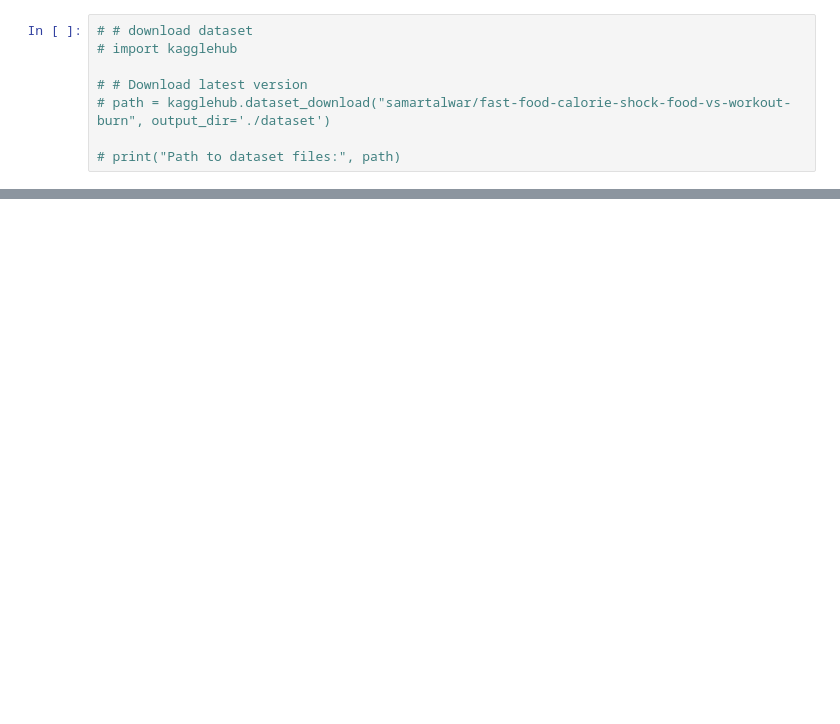
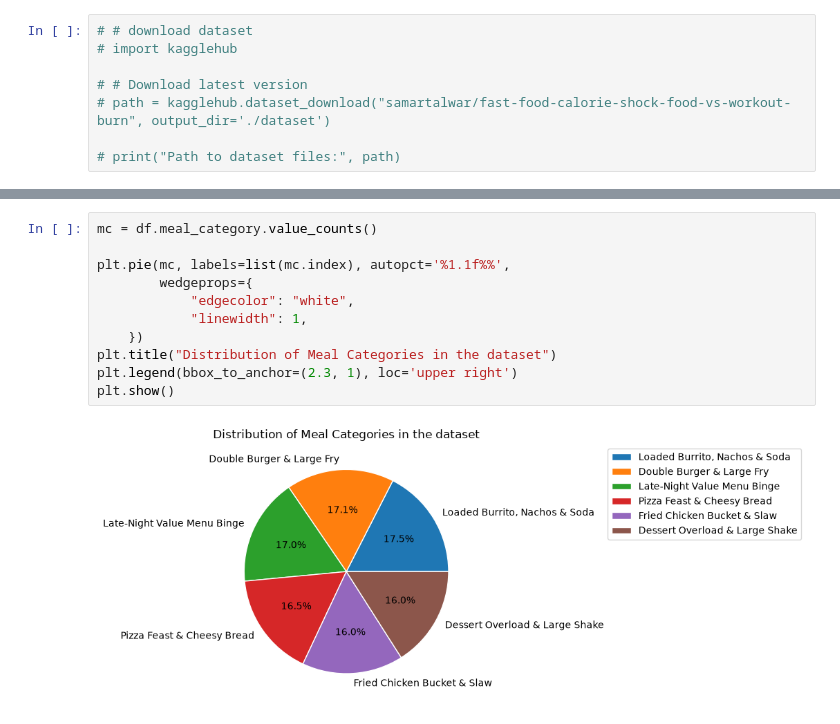
Before and after one commit to HKSinha510/VK-Internship, a Jupyter notebook: task1.ipynb, the cells around one changed output, grey strips where cells are left out. Saved outputs shown, nothing was run; the diff lists cells and outputs as text; blank space fills up the shorter version.

```diff
--- a/task1.ipynb
+++ b/task1.ipynb
@@ -33,0 +62,13 @@ print(df)
+# %%
+mc = df.meal_category.value_counts()
+
+plt.pie(mc, labels=list(mc.index), autopct='%1.1f%%',
+        wedgeprops={
+            "edgecolor": "white",
+            "linewidth": 1,
+    })
+plt.title("Distribution of Meal Categories in the dataset")
+plt.legend(bbox_to_anchor=(2.3, 1), loc='upper right')
+plt.show()
+# %% [output]
+[figure, added]
```
Also changed, not shown: parts of 31 cells of this notebook, 1 other file.
